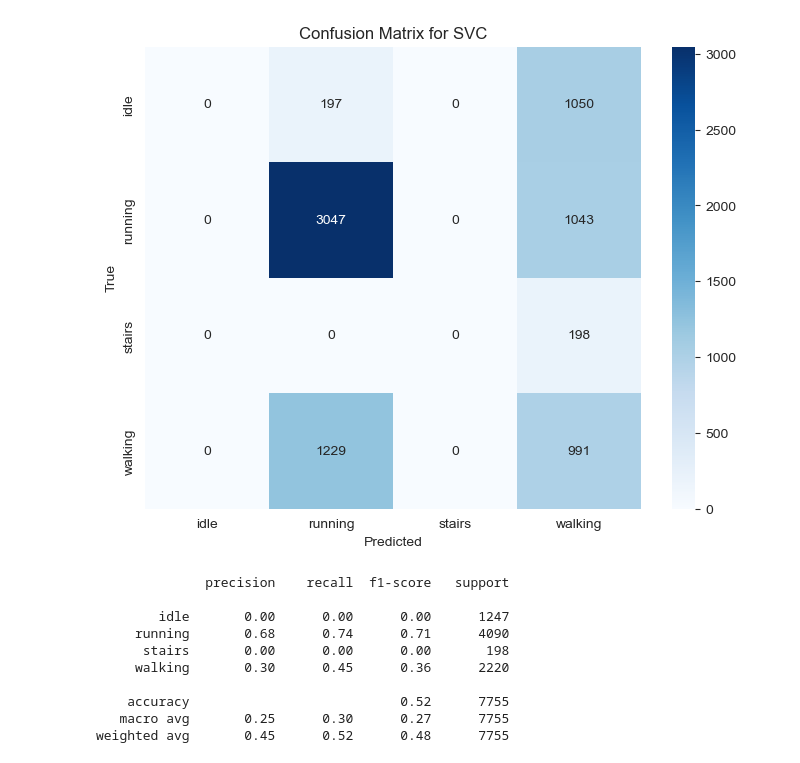
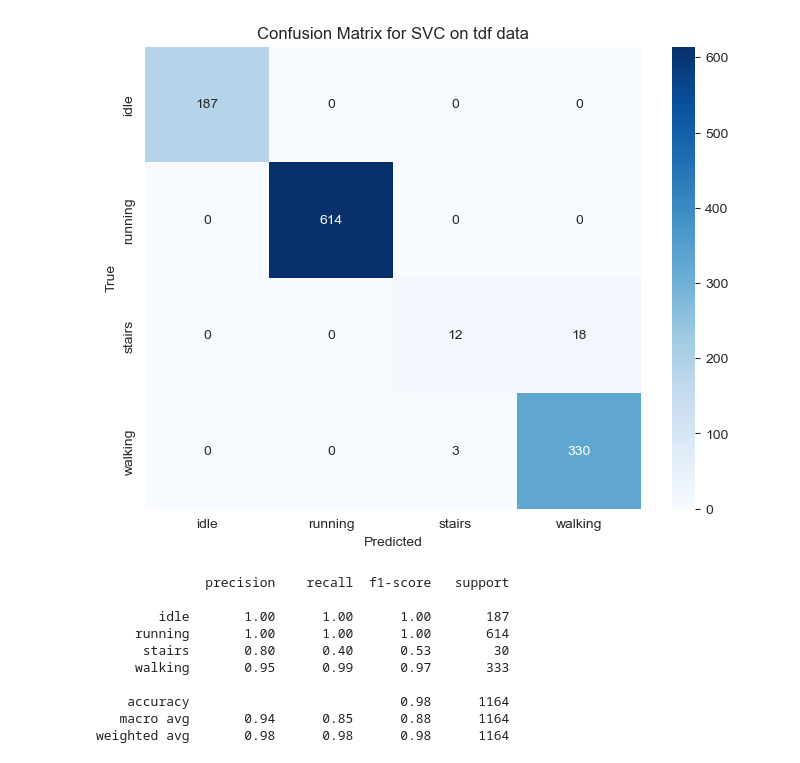
Before and after one commit to AlexanderSingaevsky/DataScience, a Jupyter notebook: 05.hw/Hw5.ipynb, the cells around one changed output. Cells and saved outputs as stored; diff of their text form; code cells hidden in the pictures.

```diff
--- a/05.hw/Hw5.ipynb
+++ b/05.hw/Hw5.ipynb
@@ -40,0 +56,8 @@ df
+# %%
+def heatmap_plot(model_name, conf_mat):
+    plt.figure(figsize=(8, 6))
+    sns.heatmap(conf_mat, annot=True, fmt="d", cmap="Blues", xticklabels=activities, yticklabels=activities)
+    plt.xlabel("Predicted")
+    plt.ylabel("True")
+    plt.title(f"Confusion Matrix for {model_name}")
+    plt.show()
@@ -110,4 +122,5 @@ weighted avg       1.00      1.00      1.00     38772
 # %%
+# Building time domain features dataframe
 def entropy(data):
     hist, bins = np.histogram(data, bins='auto')
     probs = hist / len(data)
@@ -125,16 +138,19 @@ def root_mean_square_error(data):
     squared_errors = [(x - mean) ** 2 for x in data]
     return np.sqrt(np.mean(squared_errors))
 
+def idxmin(data): # fix issue with idxmin from pandas
+    return np.argmin(data)
+
 
 attr_agg_funcs = {
     'accelerometer_X': ['max', 'min', entropy, interquartile_range],
-    'accelerometer_Y': ['max', 'idxmin', mean_of_absolute_deviation, 'median', 'skew','std', root_mean_square_error],
+    'accelerometer_Y': ['max', idxmin, mean_of_absolute_deviation, 'median', 'skew','std', root_mean_square_error],
     'accelerometer_Z': ['skew']
 }
 
-time_domain_features = df.groupby(["activity", df.index // 10]).agg(attr_agg_funcs)
+time_domain_features = df.groupby(["activity", df.index// 50]).agg(attr_agg_funcs)
 time_domain_features.reset_index(level=0, inplace=True)
-time_domain_features
+time_domain_features.head()
 # %% [output]
 |  | activity | accelerometer_X |  |  |  | accelerometer_Y |  | ... |
 |  |  | max | min | entropy | interquartile_range | max | idxmin | ... |
@@ -153,10 +162,10 @@ time_domain_features
 # %%
-X = time_domain_features[['accelerometer_X',  'accelerometer_Y',  'accelerometer_Z']]
+X = time_domain_features[attributes]
 y = time_domain_features['activity']
 
-X_train, X_test, y_train, y_test = train_test_split(X, y, test_size=0.4, stratify=y)
+X_train, X_test, y_train, y_test = train_test_split(X, y, test_size=0.3, stratify=y)
 # %%
 %%time
-svc = SVC().fit(X_train, y_train)
+svc = SVC(kernel="linear").fit(X_train, y_train)
 y_test_predicted_svc = svc.predict(X_test)
 # %% [output]
@@ -172,25 +181,20 @@ Wall time: 3.92 s
 # %%
 svc_confusion_matrix = confusion_matrix(y_test, y_test_predicted_svc)
 svc_classification_report = classification_report(y_test, y_test_predicted_svc)
-plt.figure(figsize=(8, 6))
-sns.heatmap(svc_confusion_matrix, annot=True, fmt="d", cmap="Blues", xticklabels=activities, yticklabels=activities)
-plt.xlabel("Predicted")
-plt.ylabel("True")
-plt.title("Confusion Matrix for SVC")
-plt.show()
+heatmap_plot("SVC on tdf data", svc_confusion_matrix)
 print(svc_classification_report)
 # %% [output]
-[figure, old version]
+[figure, new version]
               precision    recall  f1-score   support
 
-        idle       0.00      0.00      0.00      1247
-     running       0.68      0.74      0.71      4090
-      stairs       0.00      0.00      0.00       198
-     walking       0.30      0.45      0.36      2220
+        idle       1.00      1.00      1.00       187
+     running       1.00      1.00      1.00       614
+      stairs       0.80      0.40      0.53        30
+     walking       0.95      0.99      0.97       333
 
-    accuracy                           0.52      7755
-   macro avg       0.25      0.30      0.27      7755
-weighted avg       0.45      0.52      0.48      7755
+    accuracy                           0.98      1164
+   macro avg       0.94      0.85      0.88      1164
+weighted avg       0.98      0.98      0.98      1164
 # %%
 rfc_confusion_matrix = confusion_matrix(y_test, y_test_predicted_rfc)
 rfc_classification_report = classification_report(y_test, y_test_predicted_rfc)
```
Also changed, not shown: parts of 20 cells of this notebook.
